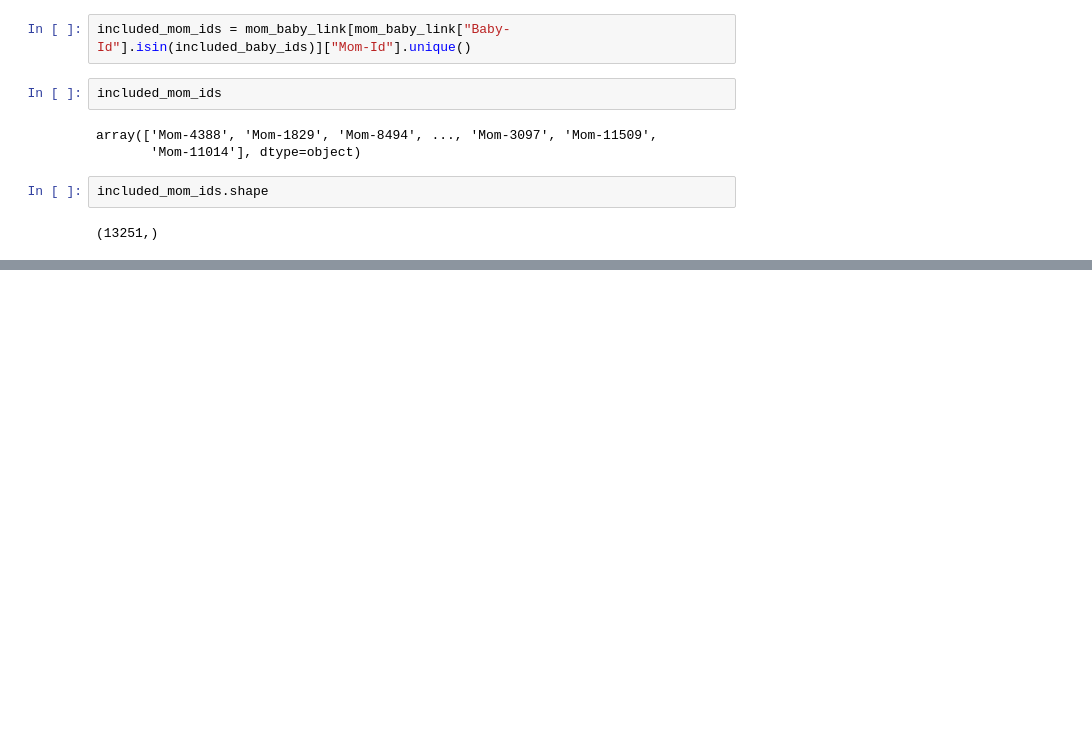
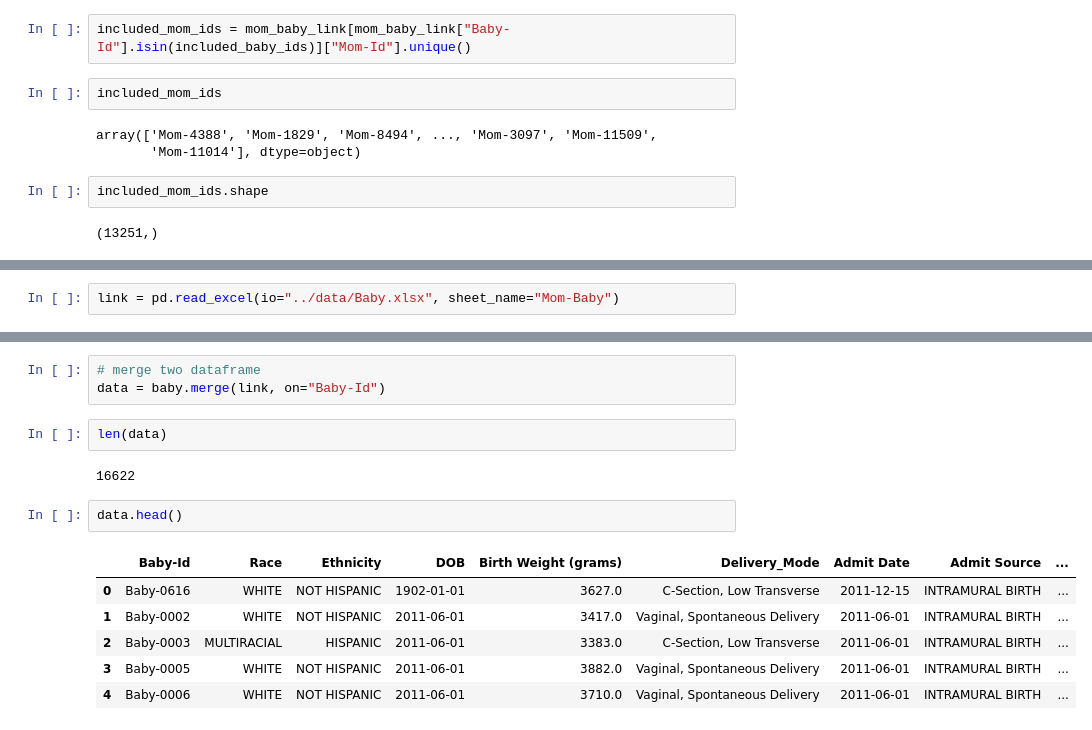
Before and after one commit to lemaslab/pediatric-abx-mod, a Jupyter notebook: nbs/sample_selection.ipynb, the cells around one changed output, grey strips where cells are left out. Cells and saved outputs as stored; diff of their text form; blank space fills up the shorter version.

```diff
--- a/nbs/sample_selection.ipynb
+++ b/nbs/sample_selection.ipynb
@@ -62,0 +75,2 @@ included_mom_ids.shape
+# %%
+link = pd.read_excel(io="../data/Baby.xlsx", sheet_name="Mom-Baby")
@@ -62,0 +141,16 @@ included_mom_ids.shape
+# %%
+# merge two dataframe
+data = baby.merge(link, on="Baby-Id")
+# %%
+len(data)
+# %% [output]
+16622
+# %%
+data.head()
+# %% [output]
+|  | Baby-Id | Race | Ethnicity | DOB | Birth Weight (grams) | Delivery_Mode | Admit Date | Admit Source | ... |
+| 0 | Baby-0616 | WHITE | NOT HISPANIC | 1902-01-01 | 3627.0 | C-Section, Low Transverse | 2011-12-15 | INTRAMURAL BIRTH | ... |
+| 1 | Baby-0002 | WHITE | NOT HISPANIC | 2011-06-01 | 3417.0 | Vaginal, Spontaneous Delivery | 2011-06-01 | INTRAMURAL BIRTH | ... |
+| 2 | Baby-0003 | MULTIRACIAL | HISPANIC | 2011-06-01 | 3383.0 | C-Section, Low Transverse | 2011-06-01 | INTRAMURAL BIRTH | ... |
+| 3 | Baby-0005 | WHITE | NOT HISPANIC | 2011-06-01 | 3882.0 | Vaginal, Spontaneous Delivery | 2011-06-01 | INTRAMURAL BIRTH | ... |
+| 4 | Baby-0006 | WHITE | NOT HISPANIC | 2011-06-01 | 3710.0 | Vaginal, Spontaneous Delivery | 2011-06-01 | INTRAMURAL BIRTH | ... |
```
Also changed, not shown: parts of 25 cells of this notebook.
